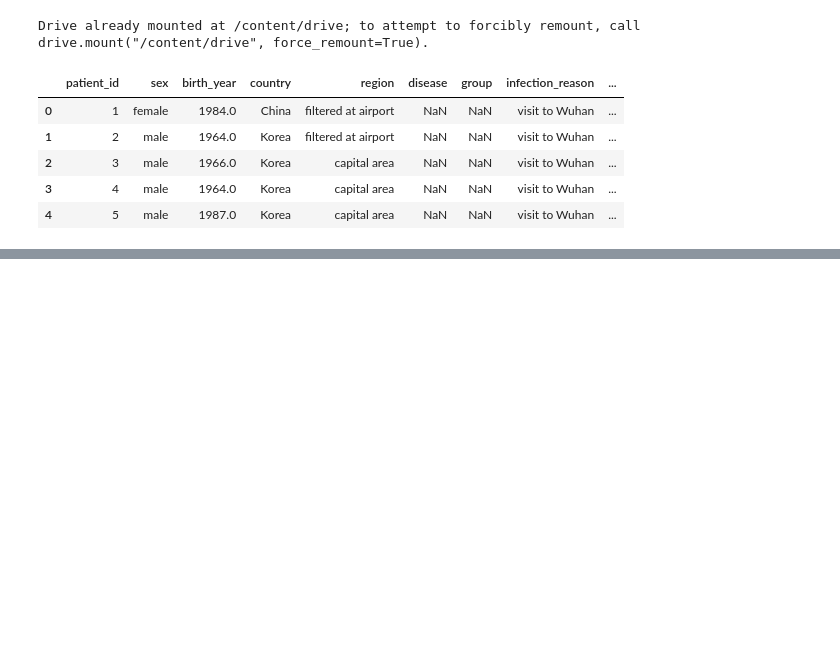
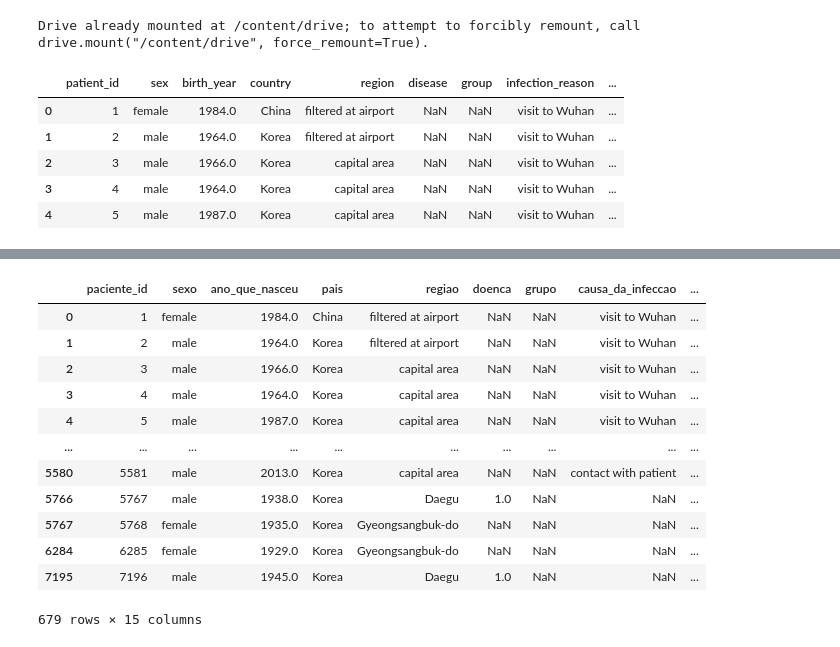
Before and after one commit to 1503-ng/An-lises-de-Dataframes-em-cursos-e-individualmente-, a Jupyter notebook: estudo_corona.ipynb, the cells around one changed output, grey strips where cells are left out. Saved outputs shown, nothing was run; the diff lists cells and outputs as text; code cells hidden in the pictures; blank space fills up the shorter version.

```diff
--- a/estudo_corona.ipynb
+++ b/estudo_corona.ipynb
@@ -37,0 +52,20 @@ print(name_column_port)
+# %%
+#pessoas do sexo feminino e masculino registradas = 679 #
+
+df[(df.sexo == 'female') | (df.sexo == 'male')]
+sexo = df[(df.sexo == 'female') | (df.sexo == 'male')]
+sexo
+# %% [output]
+|  | paciente_id | sexo | ano_que_nasceu | pais | regiao | doenca | grupo | causa_da_infeccao | ... |
+| 0 | 1 | female | 1984.0 | China | filtered at airport | NaN | NaN | visit to Wuhan | ... |
+| 1 | 2 | male | 1964.0 | Korea | filtered at airport | NaN | NaN | visit to Wuhan | ... |
+| 2 | 3 | male | 1966.0 | Korea | capital area | NaN | NaN | visit to Wuhan | ... |
+| 3 | 4 | male | 1964.0 | Korea | capital area | NaN | NaN | visit to Wuhan | ... |
+| 4 | 5 | male | 1987.0 | Korea | capital area | NaN | NaN | visit to Wuhan | ... |
+| ... | ... | ... | ... | ... | ... | ... | ... | ... | ... |
+| 5580 | 5581 | male | 2013.0 | Korea | capital area | NaN | NaN | contact with patient | ... |
+| 5766 | 5767 | male | 1938.0 | Korea | Daegu | 1.0 | NaN | NaN | ... |
+| 5767 | 5768 | female | 1935.0 | Korea | Gyeongsangbuk-do | NaN | NaN | NaN | ... |
+| 6284 | 6285 | female | 1929.0 | Korea | Gyeongsangbuk-do | NaN | NaN | NaN | ... |
+| 7195 | 7196 | male | 1945.0 | Korea | Daegu | 1.0 | NaN | NaN | ... |
+679 rows × 15 columns
```
Also changed, not shown: parts of 8 cells of this notebook.
